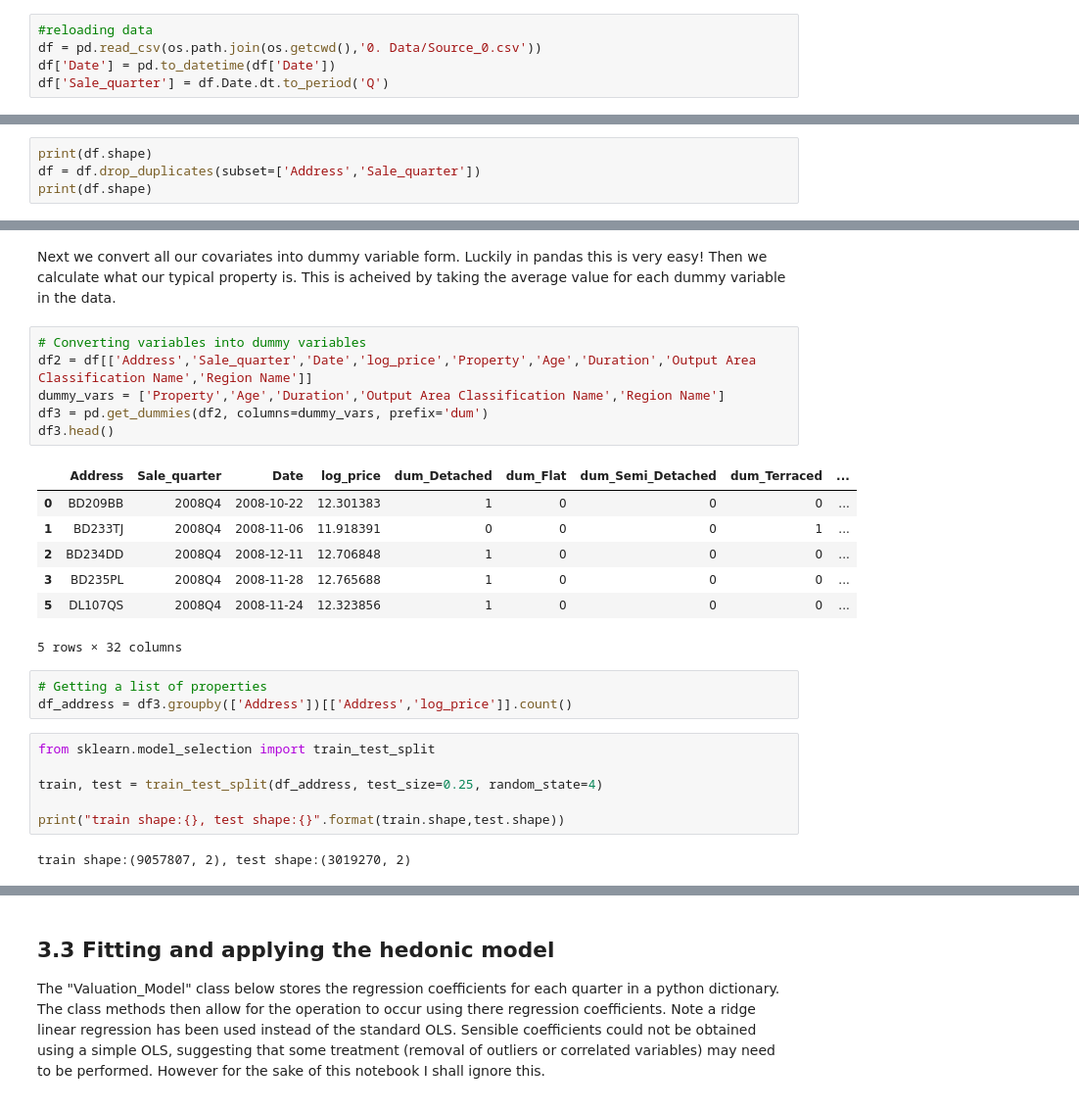
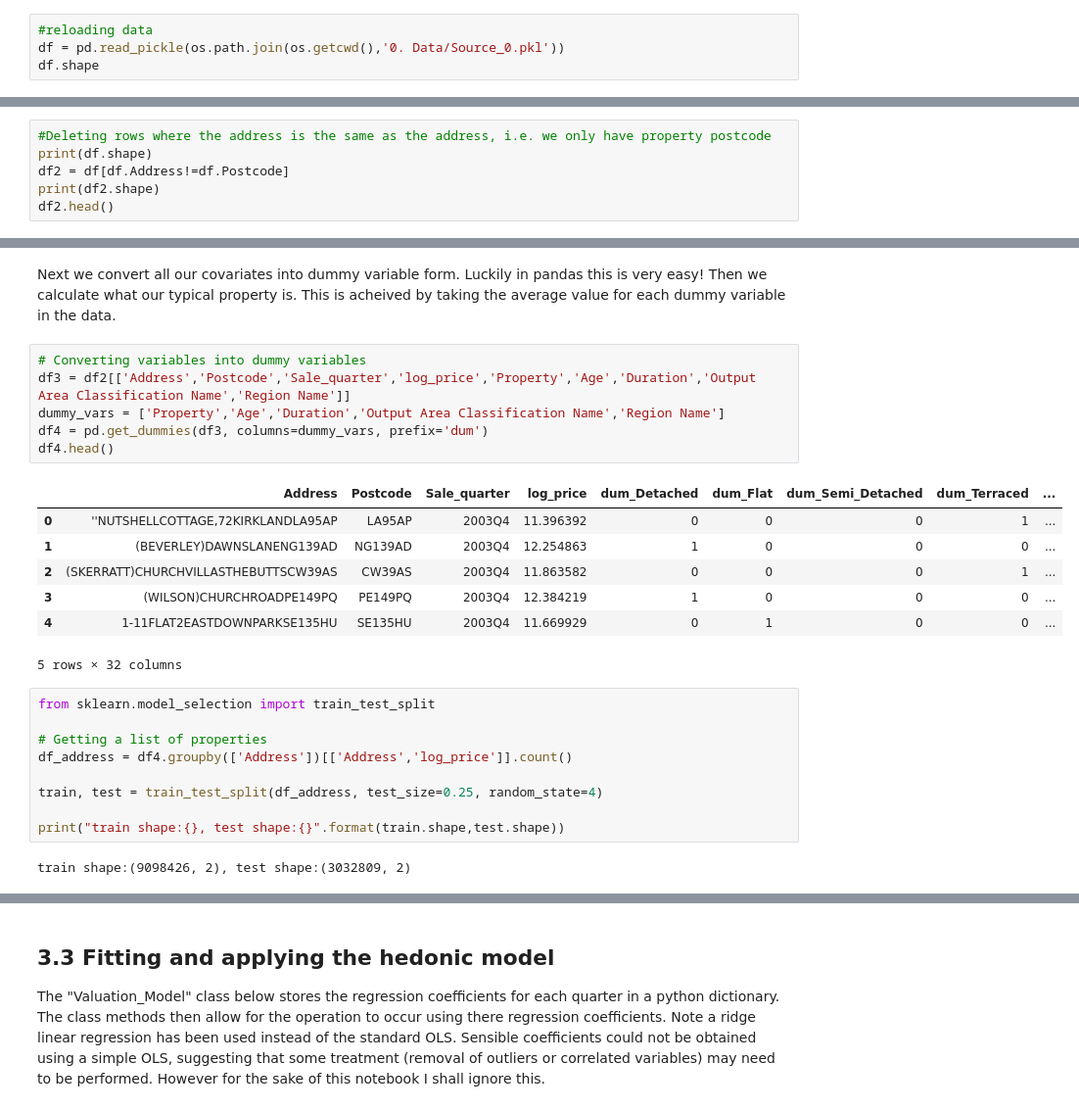
Before and after one commit to Cemlyn/UK-Housing-Market, a Jupyter notebook: House_Price_Index.ipynb, the cells around one changed output, grey strips where cells are left out. Shown at 98% size. Drawn from its saved outputs; the diff is of its cells as text.

```diff
--- a/House_Price_Index.ipynb
+++ b/House_Price_Index.ipynb
@@ -231,6 +185,5 @@ When producing an index we are trying to produce a single time series index whic
 By observing the price paid for properties that have sold in a given period we estimate the value of property. To create a UK wide index we could simply take the average price paid for property through time and normalise to a selected baseline period, as shown in the figure below. Though this index may be fine, a degree of error will be present due to the fact that we can only measure the value of properties which __have__ sold - thus we are getting a biased measurement. Another way of describing this would be to say that sales occuring in winter consist moreso of flats. Given that flats are generally of lower value than houses, this may give the illusion that house prices are decreasing, when in fact the value of both houses and flats are increasing. Thus we  must be careful in how we perform our measurement.
 # %%
 #reloading data
-df = pd.read_csv(os.path.join(os.getcwd(),'0. Data/Source_0.csv'))
-df['Date'] = pd.to_datetime(df['Date'])
-df['Sale_quarter'] = df.Date.dt.to_period('Q')
+df = pd.read_pickle(os.path.join(os.getcwd(),'0. Data/Source_0.pkl'))
+df.shape
@@ -237,4 +191,0 @@ df['Sale_quarter'] = df.Date.dt.to_period('Q')
-# %%
-print(df.shape)
-df = df.drop_duplicates(subset=['Address','Sale_quarter'])
-print(df.shape)
@@ -380,0 +324,6 @@ df.head()
+# %%
+#Deleting rows where the address is the same as the address, i.e. we only have property postcode
+print(df.shape)
+df2 = df[df.Address!=df.Postcode]
+print(df2.shape)
+df2.head()
@@ -382,26 +340,26 @@ df.head()
 Next we convert all our covariates into dummy variable form. Luckily in pandas this is very easy! Then we calculate what our typical property is. This is acheived by taking the average value for each dummy variable in the data.
 # %%
 # Converting variables into dummy variables
-df2 = df[['Address','Sale_quarter','Date','log_price','Property','Age','Duration','Output Area Classification Name','Region Name']]
+df3 = df2[['Address','Postcode','Sale_quarter','log_price','Property','Age','Duration','Output Area Classification Name','Region Name']]
 dummy_vars = ['Property','Age','Duration','Output Area Classification Name','Region Name']
-df3 = pd.get_dummies(df2, columns=dummy_vars, prefix='dum')
-df3.head()
+df4 = pd.get_dummies(df3, columns=dummy_vars, prefix='dum')
+df4.head()
 # %% [output]
-|  | Address | Sale_quarter | Date | log_price | dum_Detached | dum_Flat | dum_Semi_Detached | dum_Terraced | ... |
-| 0 | BD209BB | 2008Q4 | 2008-10-22 | 12.301383 | 1 | 0 | 0 | 0 | ... |
-| 1 | BD233TJ | 2008Q4 | 2008-11-06 | 11.918391 | 0 | 0 | 0 | 1 | ... |
-| 2 | BD234DD | 2008Q4 | 2008-12-11 | 12.706848 | 1 | 0 | 0 | 0 | ... |
-| 3 | BD235PL | 2008Q4 | 2008-11-28 | 12.765688 | 1 | 0 | 0 | 0 | ... |
-| 5 | DL107QS | 2008Q4 | 2008-11-24 | 12.323856 | 1 | 0 | 0 | 0 | ... |
+|  | Address | Postcode | Sale_quarter | log_price | dum_Detached | dum_Flat | dum_Semi_Detached | dum_Terraced | ... |
+| 0 | ''NUTSHELLCOTTAGE,72KIRKLANDLA95AP | LA95AP | 2003Q4 | 11.396392 | 0 | 0 | 0 | 1 | ... |
+| 1 | (BEVERLEY)DAWNSLANENG139AD | NG139AD | 2003Q4 | 12.254863 | 1 | 0 | 0 | 0 | ... |
+| 2 | (SKERRATT)CHURCHVILLASTHEBUTTSCW39AS | CW39AS | 2003Q4 | 11.863582 | 0 | 0 | 0 | 1 | ... |
+| 3 | (WILSON)CHURCHROADPE149PQ | PE149PQ | 2003Q4 | 12.384219 | 1 | 0 | 0 | 0 | ... |
+| 4 | 1-11FLAT2EASTDOWNPARKSE135HU | SE135HU | 2003Q4 | 11.669929 | 0 | 1 | 0 | 0 | ... |
 5 rows × 32 columns
-# %%
-# Getting a list of properties
-df_address = df3.groupby(['Address'])[['Address','log_price']].count()
 # %%
 from sklearn.model_selection import train_test_split
+
+# Getting a list of properties
+df_address = df4.groupby(['Address'])[['Address','log_price']].count()
 
 train, test = train_test_split(df_address, test_size=0.25, random_state=4)
 
 print("train shape:{}, test shape:{}".format(train.shape,test.shape))
 # %% [output]
-train shape:(9057807, 2), test shape:(3019270, 2)
+train shape:(9098426, 2), test shape:(3032809, 2)
```
Also changed, not shown: parts of 27 cells of this notebook.
